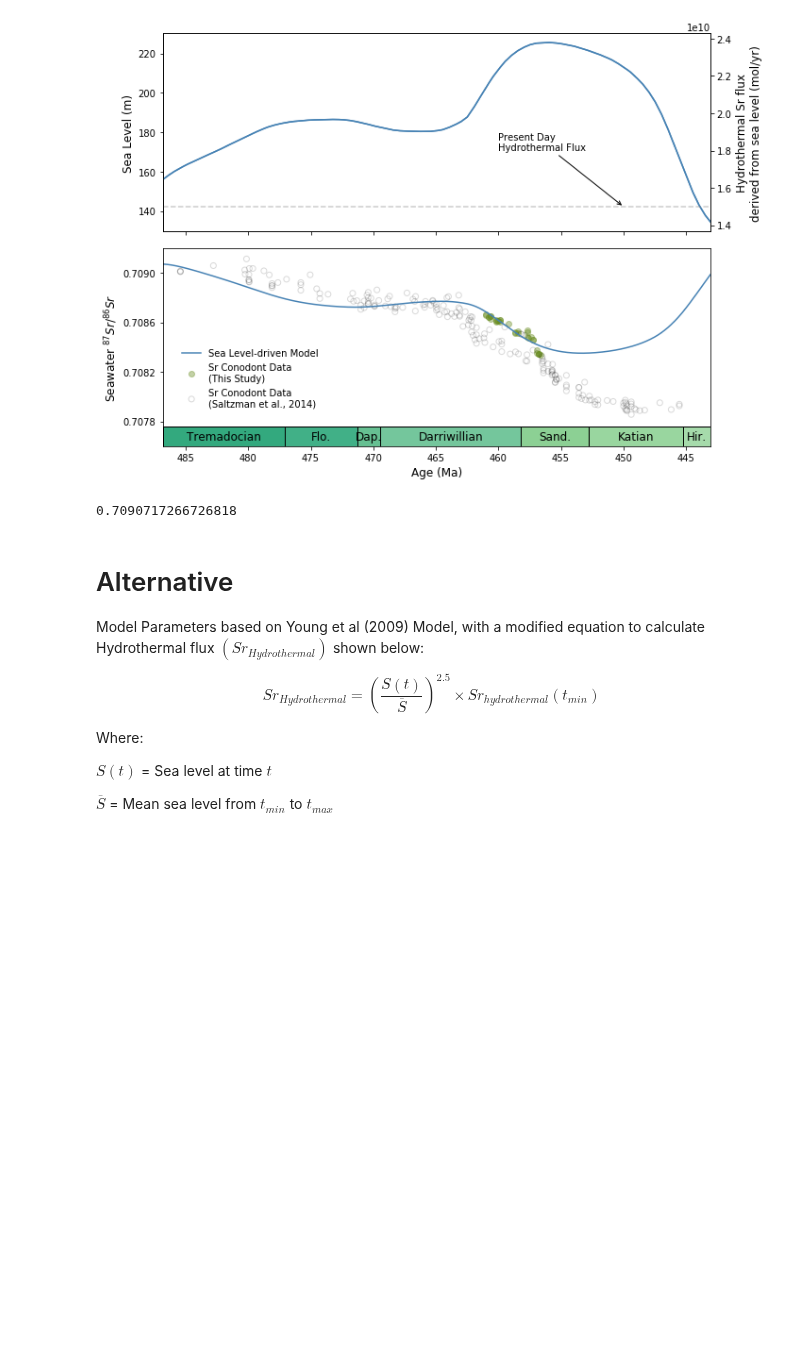
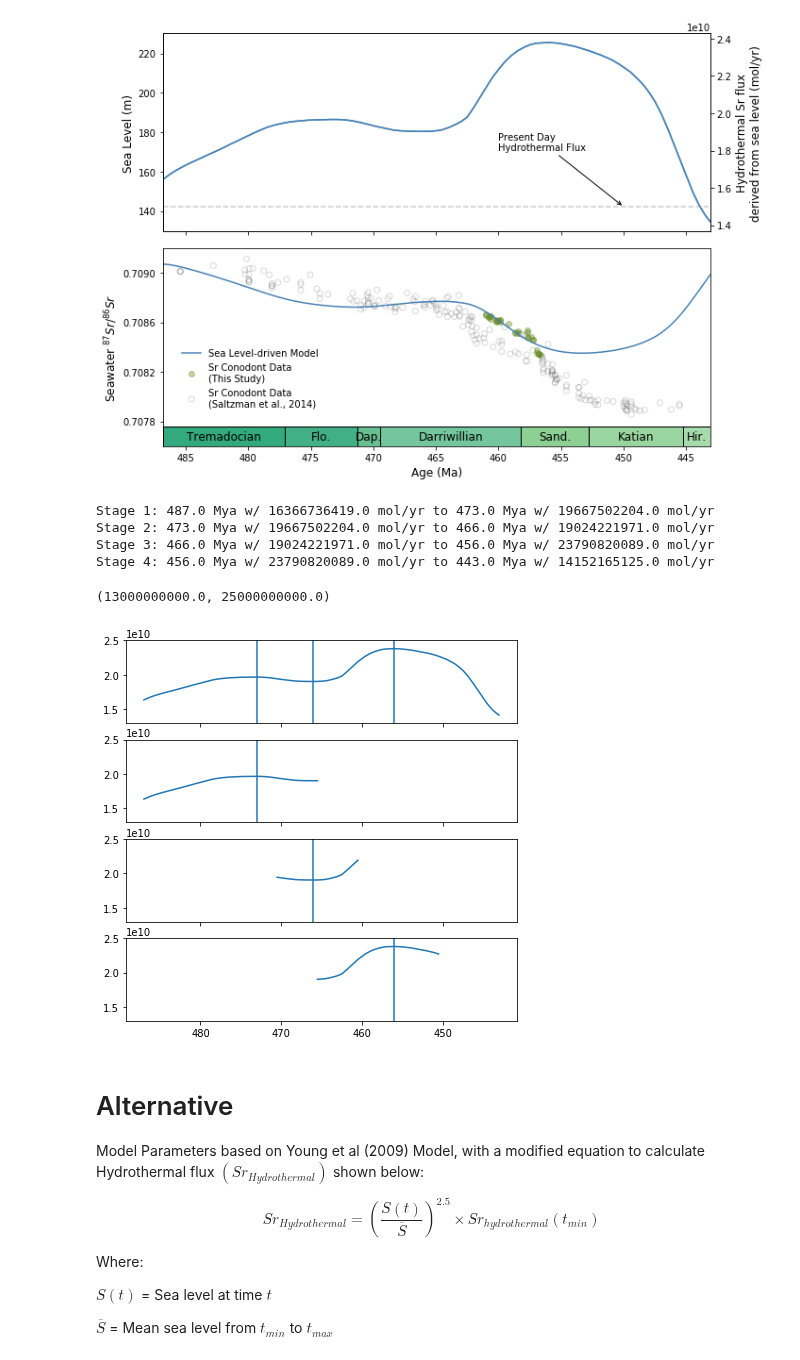
Before and after one commit to datuadiatma/avila_etal_2022, a Jupyter notebook: Notebook/Avila et al Paper Figure.ipynb, the cells around one changed output. Drawn from its saved outputs; the diff is of its cells as text; code cells hidden in the pictures; blank space fills up the shorter version.

```diff
--- a/Notebook/Avila et al Paper Figure.ipynb
+++ b/Notebook/Avila et al Paper Figure.ipynb
@@ -228,10 +228,72 @@ plt.savefig('../Figures/PaperFigure.svg')
 plt.show()
 # %% [output]
 [figure]
-# %%
-Rsw_sl[0]
-# %% [output]
-0.7090717266726818
+# %%
+#Calculating some stuff
+
+stage1_end = np.where(np.round(age)==465)[0][0]
+stage1_range = Jh_sl[:stage1_end]
+stage1_agerange = age[:stage1_end]
+stage1_max = np.round(max(stage1_range))
+stage1_maxindex = np.where(np.round(Jh_sl)==stage1_max)[0][0]
+stage1_maxage = round(age[stage1_maxindex])
+print('Stage 1:',age[0],'Mya w/',round(Jh_sl[0]),'mol/yr','to',stage1_maxage,\
+     'Mya w/',stage1_max,'mol/yr')
+
+stage2_start = np.where(np.round(age)==470)[0][0]
+stage2_end = np.where(np.round(age)==460)[0][0]
+stage2_range = Jh_sl[stage2_start:stage2_end]
+stage2_agerange = age[stage2_start:stage2_end]
+stage2_min = round(min(stage2_range))
+stage2_minindex = np.where(np.round(Jh_sl)==stage2_min)[0][0]
+stage2_minage = round(age[stage2_minindex])
+print('Stage 2:',stage1_maxage,'Mya w/',stage1_max,'mol/yr to',stage2_minage,\
+     'Mya w/',stage2_min,'mol/yr')
+
+stage3_start = np.where(np.round(age)==465)[0][0]
+stage3_end = np.where(np.round(age)==450)[0][0]
+stage3_range = Jh_sl[stage3_start:stage3_end]
+stage3_agerange = age[stage3_start:stage3_end]
+stage3_max = round(max(stage3_range))
+stage3_maxindex = np.where(np.round(Jh_sl)==stage3_max)[0][0]
+stage3_maxage = round(age[stage3_maxindex])
+print('Stage 3:',stage2_minage,'Mya w/',stage2_min,'mol/yr','to',stage3_maxage,\
+     'Mya w/',stage3_max,'mol/yr')
+
+print('Stage 4:',stage3_maxage,'Mya w/',stage3_max,'mol/yr','to',age[len(age)-1],\
+     'Mya w/',round(Jh_sl[len(Jh_sl)-1]),'mol/yr')
+
+#plot
+fig, (ax1, ax2, ax3, ax4) = plt.subplots(4, 1, figsize=(7, 7), sharex=True)
+
+ax1.plot(age, Jh_sl)
+ax1.axvline(x=stage1_maxage)
+ax1.axvline(x=stage2_minage)
+ax1.axvline(x=stage3_maxage)
+ax1.invert_xaxis()
+ax1.set_ylim(1.3e10, 2.5e10)
+
+trans = ax2.get_xaxis_transform()
+ax2.plot(stage1_agerange,stage1_range)
+ax2.axvline(x=stage1_maxage)
+ax2.set_ylim(1.3e10, 2.5e10)
+
+trans = ax3.get_xaxis_transform()
+ax3.plot(stage2_agerange,stage2_range)
+ax3.axvline(x=stage2_minage)
+ax3.set_ylim(1.3e10, 2.5e10)
+
+trans = ax4.get_xaxis_transform()
+ax4.plot(stage3_agerange,stage3_range)
+ax4.axvline(x=stage3_maxage)
+ax4.set_ylim(1.3e10, 2.5e10)
+# %% [output]
+Stage 1: 487.0 Mya w/ 16366736419.0 mol/yr to 473.0 Mya w/ 19667502204.0 mol/yr
+Stage 2: 473.0 Mya w/ 19667502204.0 mol/yr to 466.0 Mya w/ 19024221971.0 mol/yr
+Stage 3: 466.0 Mya w/ 19024221971.0 mol/yr to 456.0 Mya w/ 23790820089.0 mol/yr
+Stage 4: 456.0 Mya w/ 23790820089.0 mol/yr to 443.0 Mya w/ 14152165125.0 mol/yr
+(13000000000.0, 25000000000.0)
+[figure, added]
 # %% [markdown]
 # Alternative
 
```
Also changed, not shown: 2 other files.
